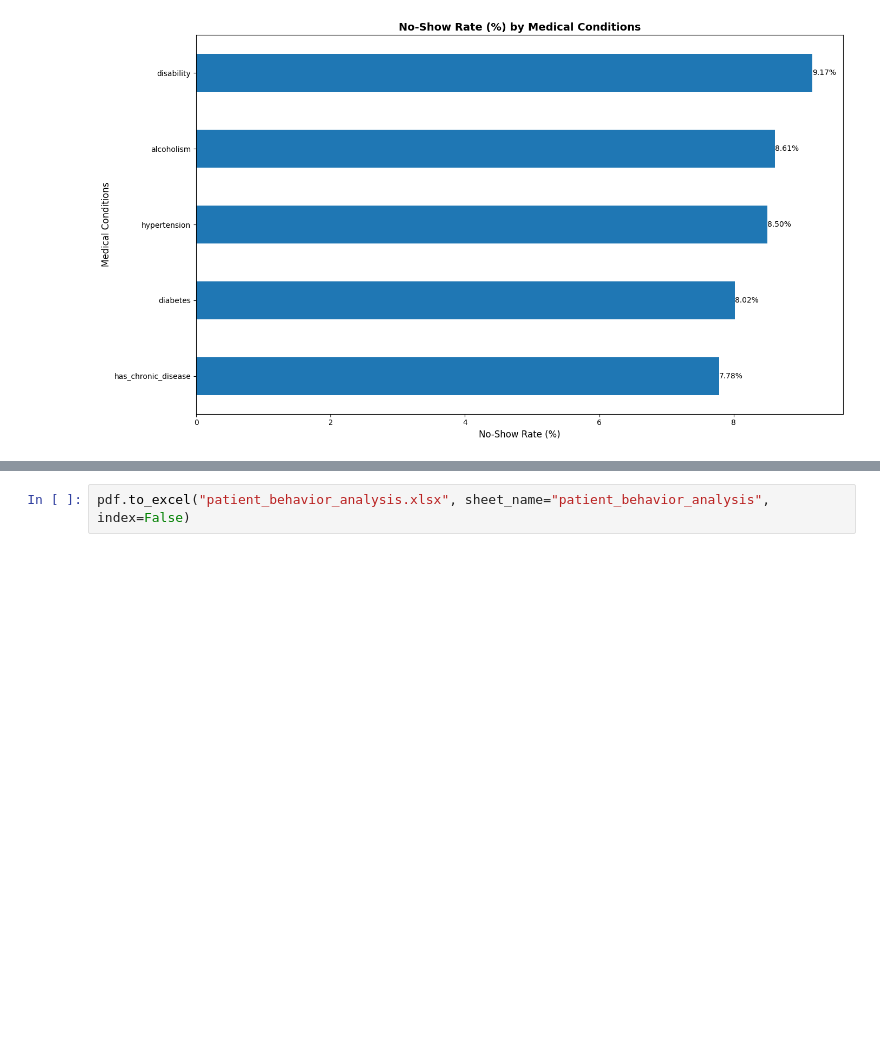
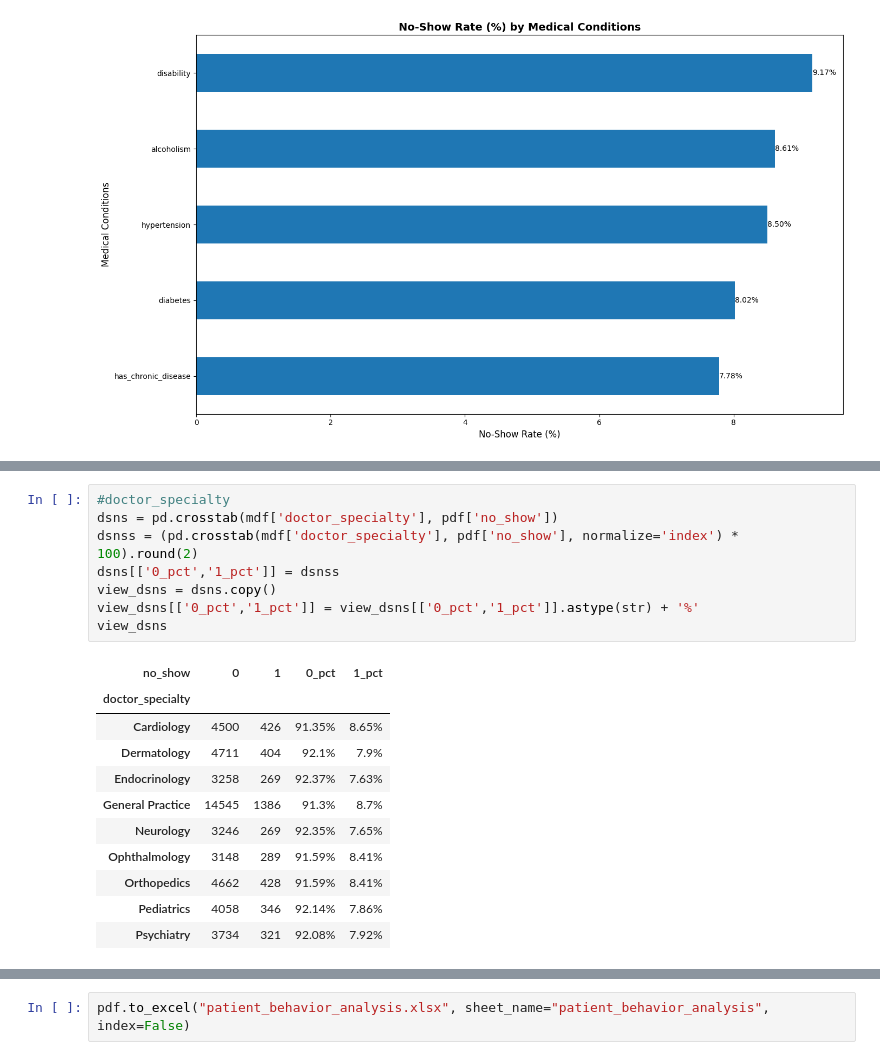
Before and after one commit to akashcstech/Health_Care_No_Show_Data_Analysis, a Jupyter notebook: Data_clean.ipynb, the cells around one changed output, grey strips where cells are left out. Saved outputs shown, nothing was run; the diff lists cells and outputs as text; blank space fills up the shorter version.

```diff
--- a/Data_clean.ipynb
+++ b/Data_clean.ipynb
@@ -2160,0 +2209,20 @@ plt.show()
+# %%
+#doctor_specialty
+dsns = pd.crosstab(mdf['doctor_specialty'], pdf['no_show'])
+dsnss = (pd.crosstab(mdf['doctor_specialty'], pdf['no_show'], normalize='index') * 100).round(2)
+dsns[['0_pct','1_pct']] = dsnss
+view_dsns = dsns.copy()
+view_dsns[['0_pct','1_pct']] = view_dsns[['0_pct','1_pct']].astype(str) + '%'
+view_dsns
+# %% [output]
+| no_show | 0 | 1 | 0_pct | 1_pct |
+| doctor_specialty |  |  |  |  |
+| Cardiology | 4500 | 426 | 91.35% | 8.65% |
+| Dermatology | 4711 | 404 | 92.1% | 7.9% |
+| Endocrinology | 3258 | 269 | 92.37% | 7.63% |
+| General Practice | 14545 | 1386 | 91.3% | 8.7% |
+| Neurology | 3246 | 269 | 92.35% | 7.65% |
+| Ophthalmology | 3148 | 289 | 91.59% | 8.41% |
+| Orthopedics | 4662 | 428 | 91.59% | 8.41% |
+| Pediatrics | 4058 | 346 | 92.14% | 7.86% |
+| Psychiatry | 3734 | 321 | 92.08% | 7.92% |
```
Also changed, not shown: parts of 5 cells of this notebook, 5 other files.
